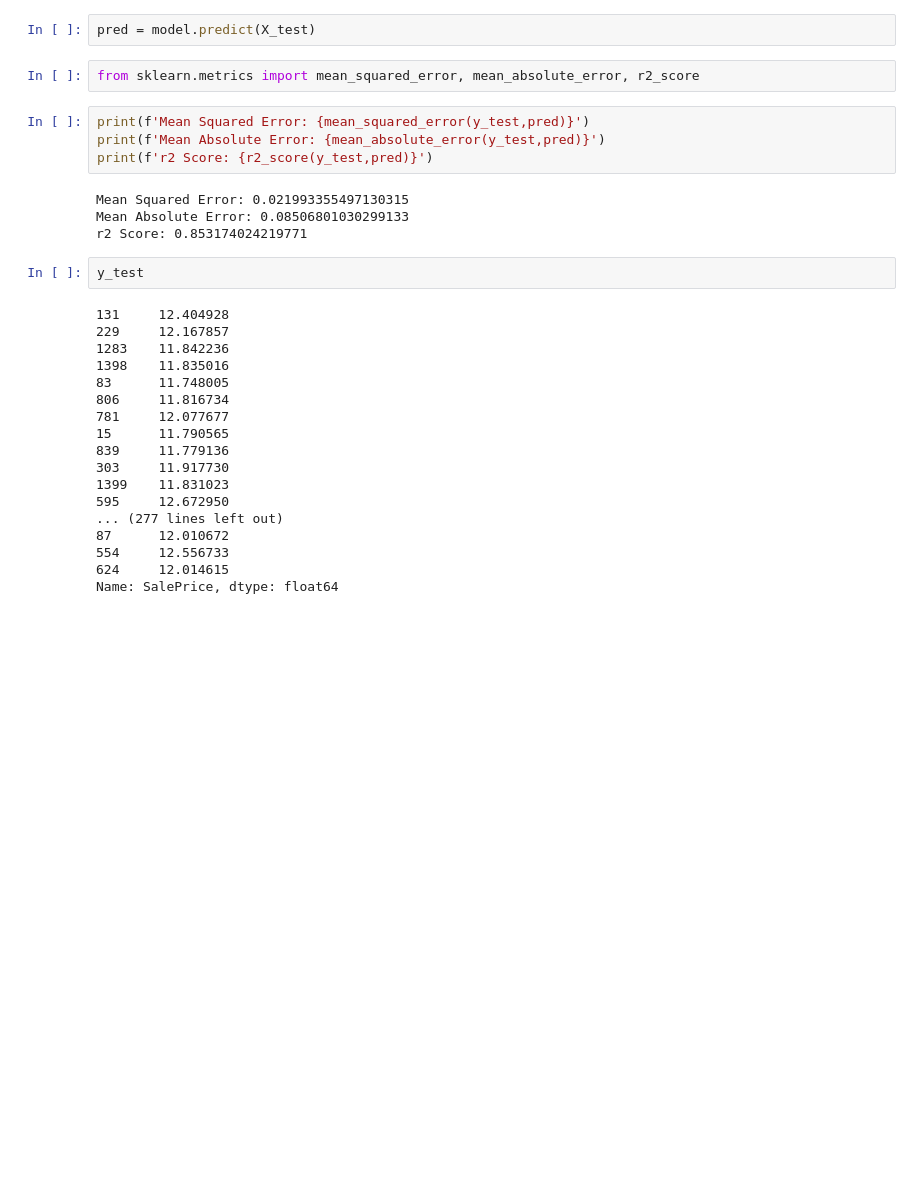
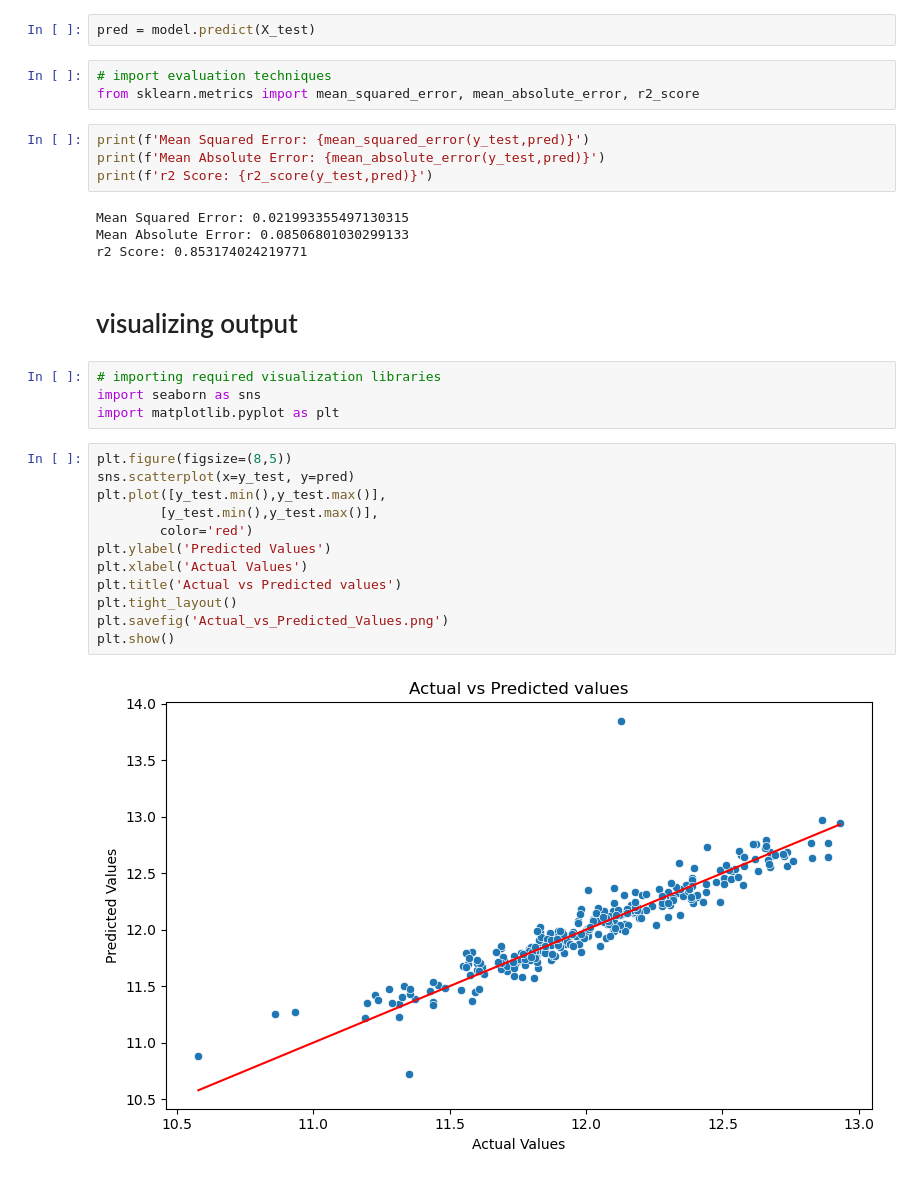
Before and after one commit to kevinyegon1/Housing_Prices_Competition_for_Kaggle_Learn_Users, a Jupyter notebook: regression_model/LinearRegression.ipynb, the cells around one changed output. Saved outputs shown, nothing was run; the diff lists cells and outputs as text; blank space fills up the shorter version.

Commit message:
Ploted the model predictions vs actual

```diff
--- a/regression_model/LinearRegression.ipynb
+++ b/regression_model/LinearRegression.ipynb
@@ -141,6 +143,7 @@ Pipeline(steps=[('preprocessing',
 # %%
 pred = model.predict(X_test)
 # %%
+# import evaluation techniques
 from sklearn.metrics import mean_squared_error, mean_absolute_error, r2_score
 # %%
 print(f'Mean Squared Error: {mean_squared_error(y_test,pred)}')
@@ -150,23 +153,23 @@ print(f'r2 Score: {r2_score(y_test,pred)}')
 Mean Squared Error: 0.021993355497130315
 Mean Absolute Error: 0.08506801030299133
 r2 Score: 0.853174024219771
-# %%
-y_test
-# %% [output]
-131     12.404928
-229     12.167857
-1283    11.842236
-1398    11.835016
-83      11.748005
-806     11.816734
-781     12.077677
-15      11.790565
-839     11.779136
-303     11.917730
-1399    11.831023
-595     12.672950
-... (277 lines left out)
-87      12.010672
-554     12.556733
-624     12.014615
-Name: SalePrice, dtype: float64
+# %% [markdown]
+# visualizing output
+# %%
+# importing required visualization libraries
+import seaborn as sns
+import matplotlib.pyplot as plt
+# %%
+plt.figure(figsize=(8,5))
+sns.scatterplot(x=y_test, y=pred)
+plt.plot([y_test.min(),y_test.max()],
+        [y_test.min(),y_test.max()],
+        color='red')
+plt.ylabel('Predicted Values')
+plt.xlabel('Actual Values')
+plt.title('Actual vs Predicted values')
+plt.tight_layout()
+plt.savefig('Actual_vs_Predicted_Values.png')
+plt.show()
+# %% [output]
+[figure, added]
```
Also changed, not shown: parts of 14 cells of this notebook, 2 other files.
